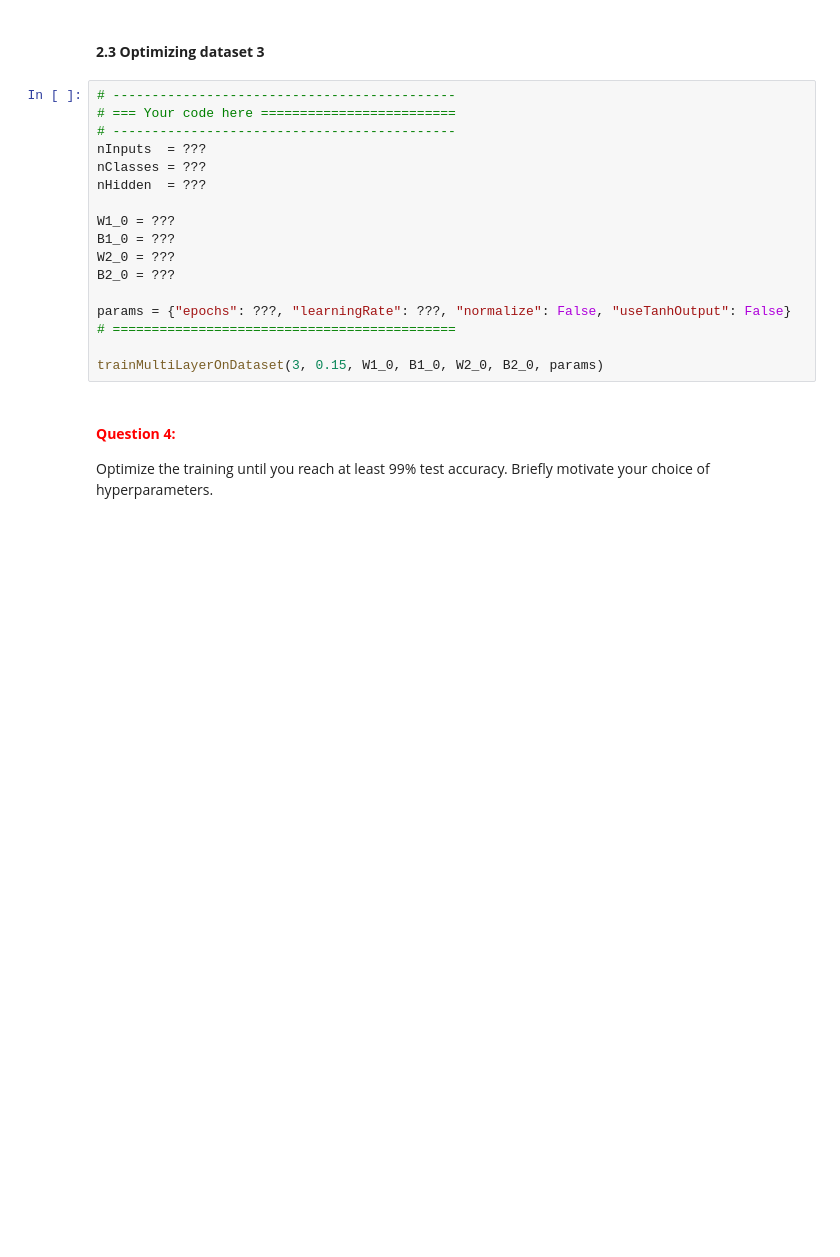
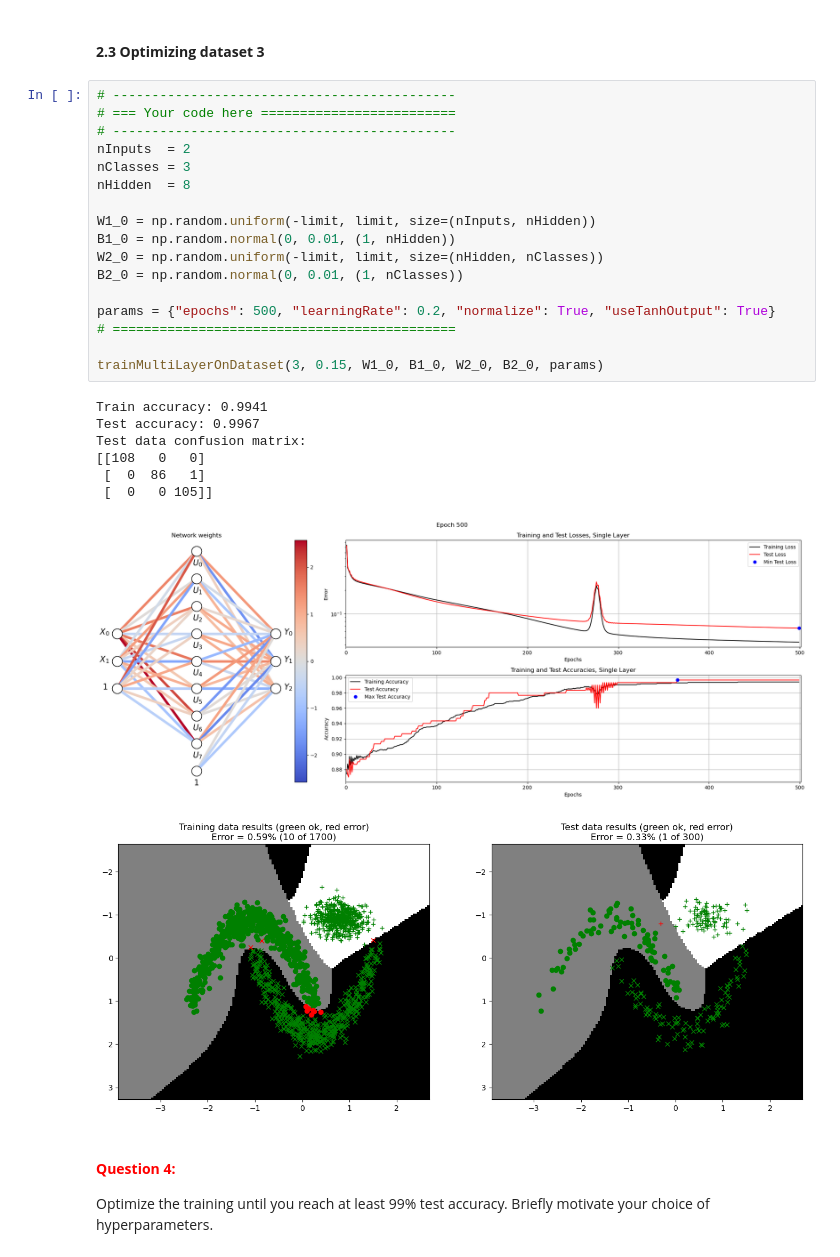
Before and after one commit to OliverGreen27/NNLabs, a Jupyter notebook: LabCode/A1_Supervised/main3_MultiLayer.ipynb, the cells around one changed output. Drawn from its saved outputs; the diff is of its cells as text; blank space fills up the shorter version.

```diff
--- a/LabCode/A1_Supervised/main3_MultiLayer.ipynb
+++ b/LabCode/A1_Supervised/main3_MultiLayer.ipynb
@@ -429,20 +441,29 @@ Optimize the training until you reach at least 99% test accuracy. Briefly motiva
 # %%
 # --------------------------------------------
 # === Your code here =========================
 # --------------------------------------------
-nInputs  = ???
-nClasses = ???
-nHidden  = ???
+nInputs  = 2
+nClasses = 3
+nHidden  = 8
 
-W1_0 = ???
-B1_0 = ???
-W2_0 = ???
-B2_0 = ???
+W1_0 = np.random.uniform(-limit, limit, size=(nInputs, nHidden))
+B1_0 = np.random.normal(0, 0.01, (1, nHidden))
+W2_0 = np.random.uniform(-limit, limit, size=(nHidden, nClasses))
+B2_0 = np.random.normal(0, 0.01, (1, nClasses))
 
-params = {"epochs": ???, "learningRate": ???, "normalize": False, "useTanhOutput": False}
+params = {"epochs": 500, "learningRate": 0.2, "normalize": True, "useTanhOutput": True}
 # ============================================
 
 trainMultiLayerOnDataset(3, 0.15, W1_0, B1_0, W2_0, B2_0, params)
+# %% [output]
+Train accuracy: 0.9941
+Test accuracy: 0.9967
+Test data confusion matrix:
+[[108   0   0]
+ [  0  86   1]
+ [  0   0 105]]
+[figure, added]
+[figure, added]
 # %% [markdown]
 #### **<span style="color:red">Question 4:</span>**
 
```
Also changed, not shown: parts of 12 cells of this notebook.
